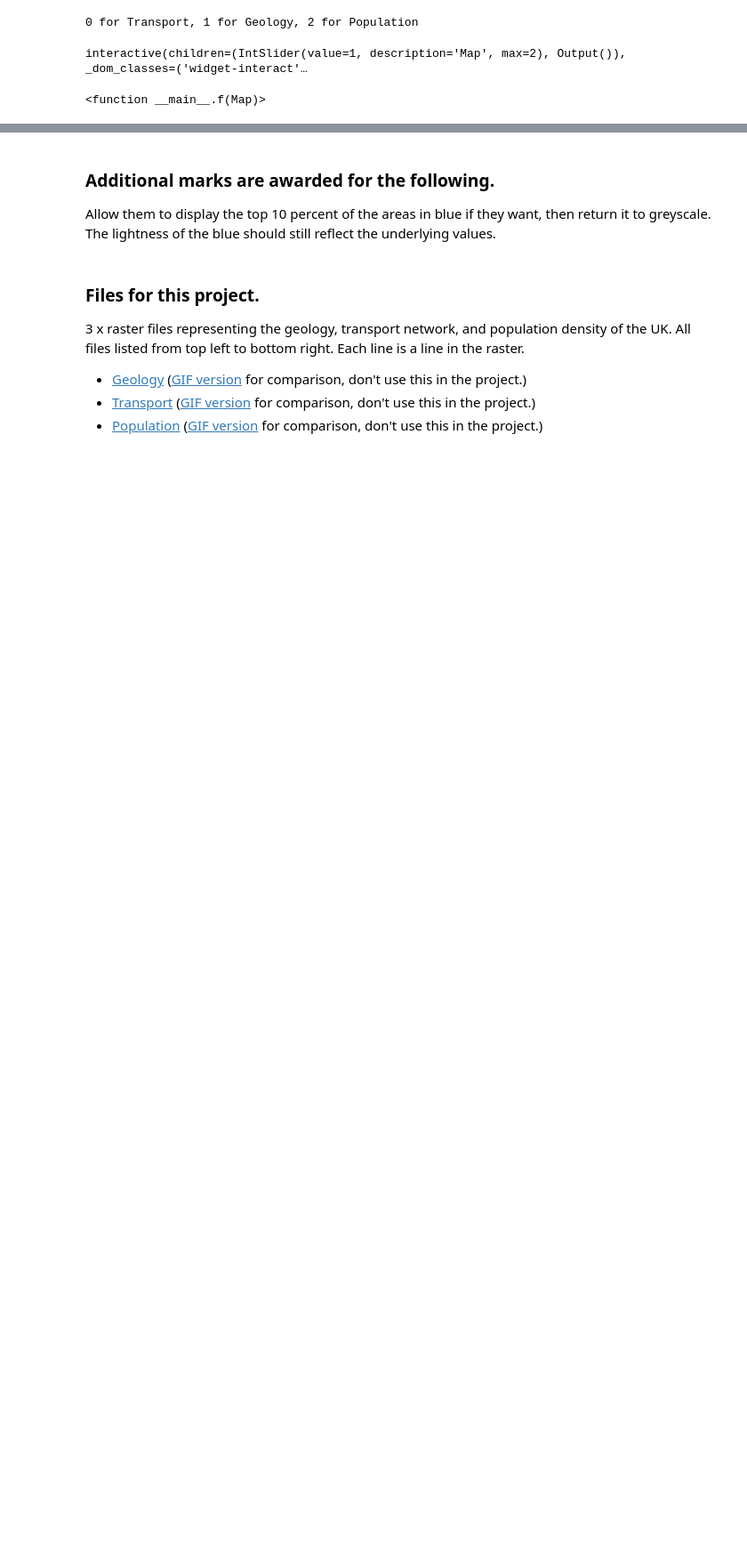
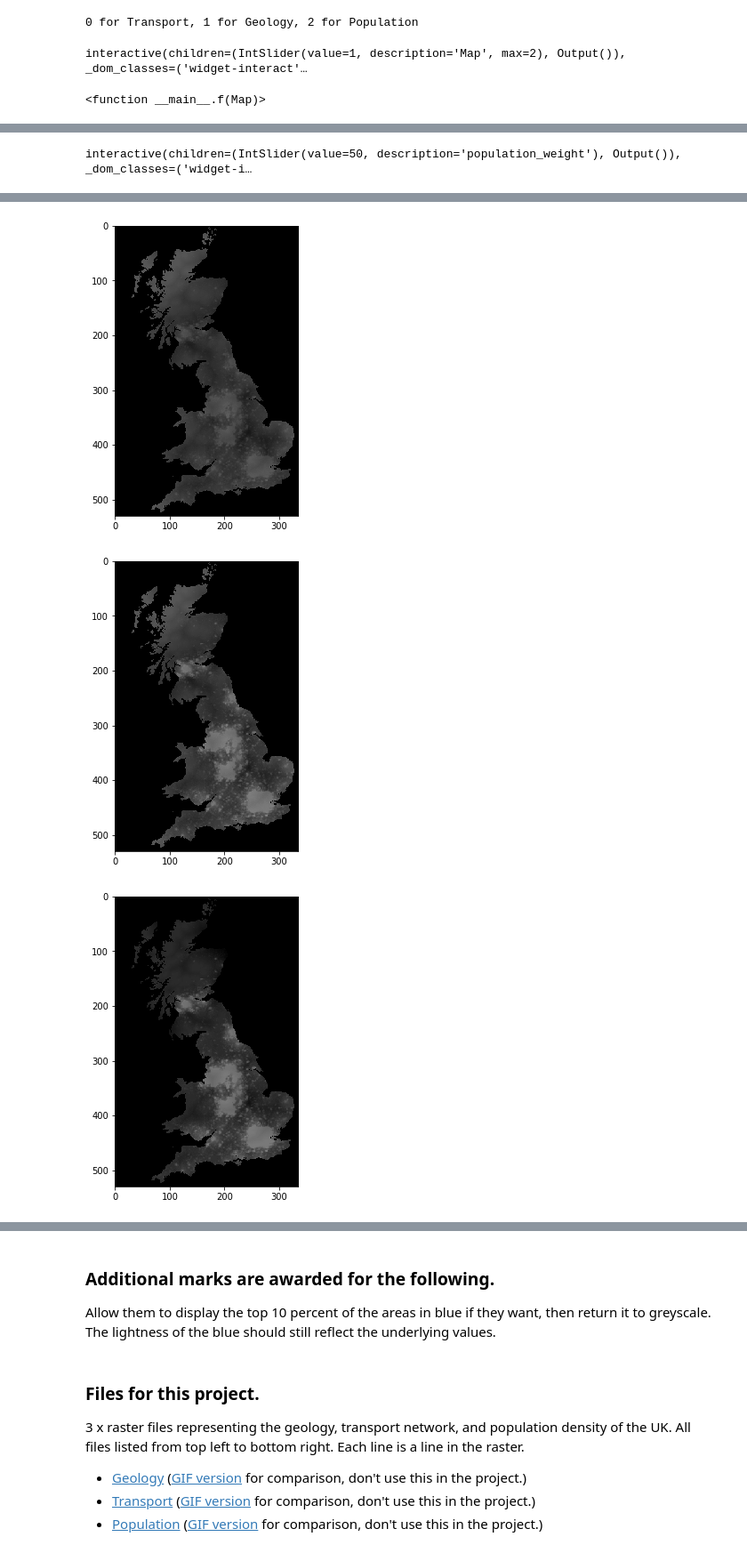
Before and after one commit to peterprescott/sitelocation, a Jupyter notebook: sitelocation.ipynb, the cells around one changed output, grey strips where cells are left out. Shown at 89% size. Drawn from its saved outputs; the diff is of its cells as text; code cells hidden in the pictures; blank space fills up the shorter version.

Commit message:
interactive sliders and save file

```diff
--- a/sitelocation.ipynb
+++ b/sitelocation.ipynb
@@ -49,12 +43,12 @@ import matplotlib.pyplot as plt
 
 plt.rcParams['figure.figsize'] = [9.5,6]
 
-map = [transport, geology, population]
+maps = [transport, geology, population]
 
-from ipywidgets import interact
+from ipywidgets import interact, widgets
 
 def f(Map):
-    plt.imshow(map[Map])
+    plt.imshow(maps[Map])
     return Map
 
 print("0 for Transport, 1 for Geology, 2 for Population")
@@ -74,39 +72,56 @@ t_weight = 100
 g_weight = 100
 p_weight = 100
 
-def f(x):
-    t_weight = x
-    aggregate_map(t_weight,g_weight,p_weight)
-    return x
+def f(transport_weight):
+    global t_weight
+    t_weight = transport_weight
+    return transport_weight
 
-def g(x):
-    g_weight = x
-    aggregate_map(t_weight,g_weight,p_weight)
-    return x
+def g(geology_weight):
+    global g_weight
+    g_weight = geology_weight
+    return geology_weight
 
-def h(x):
-    p_weight = x
-    aggregate_map(t_weight,g_weight,p_weight)
-    return x
+def h(population_weight):
+    global p_weight
+    p_weight = population_weight
+    return population_weight
 
-interact(f, x=widgets.IntSlider(min=0, max=100, step=1, value=50))
-interact(g, x=widgets.IntSlider(min=0, max=100, step=1, value=50))
-interact(h, x=widgets.IntSlider(min=0, max=100, step=1, value=50))
+interact(f, transport_weight=widgets.IntSlider(min=0, max=100, step=1, value=50))
+interact(g, geology_weight=widgets.IntSlider(min=0, max=100, step=1, value=50))
+interact(h, population_weight=widgets.IntSlider(min=0, max=100, step=1, value=50))
+
+map = []
 
 def aggregate_map(transport_weight, geology_weight, population_weight):
     t = transport_weight/100
     g = geology_weight/100
     p = population_weight/100
 
-    aggregate_map = []
+    global map
+    map = []
 
     for row_number in range(len(transport)):
         aggregate_row = []
         for column_number in range(len(transport[0])):
             value = transport[row_number][column_number]*t + geology[row_number][column_number]*g + population[row_number][column_number]*p
             aggregate_row.append(int(value/3))
-        aggregate_map.append(aggregate_row)
+        map.append(aggregate_row)
 
-    plt.imshow(aggregate_map)
-    return aggregate_map
+    plt.imshow(map, cmap='gray', vmin=0, vmax=255)
+
+from IPython.display import display
+from IPython.display import clear_output
+button = widgets.Button(description="Show Combined")
+output = widgets.Output()
+
+display(button, output)
+
+def on_button_clicked(b):
+    with output:
+        clear_output()
+        print(t_weight, g_weight, p_weight)
+        aggregate_map(t_weight,g_weight,p_weight)
+
+button.on_click(on_button_clicked)
 # %% [output]
@@ -113,2 +130,3 @@ def aggregate_map(transport_weight, geology_weight, population_weight):
+interactive(children=(IntSlider(value=50, description='population_weight'), Output()), _dom_classes=('widget-i…
 [interactive output not drawn]
 [interactive output not drawn]
@@ -115,0 +133,3 @@ def aggregate_map(transport_weight, geology_weight, population_weight):
+[figure, added]
+[figure, added]
+[figure, added]
```
Also changed, not shown: parts of 6 cells of this notebook.
